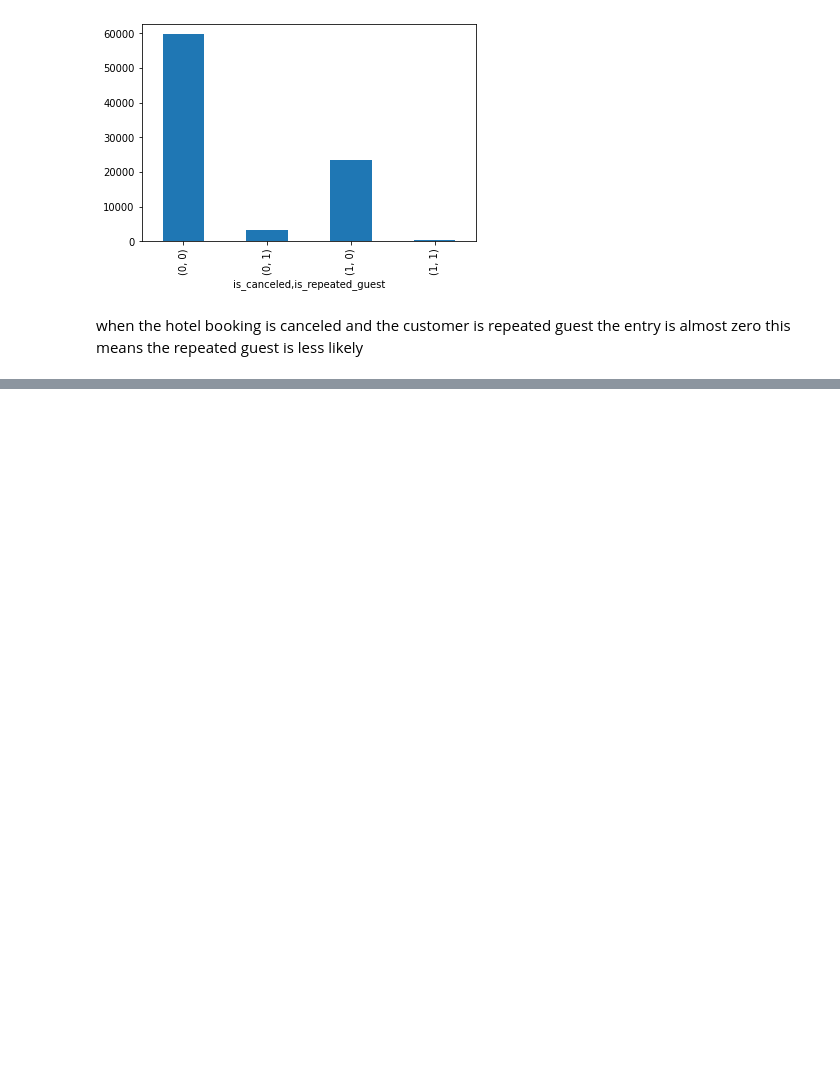
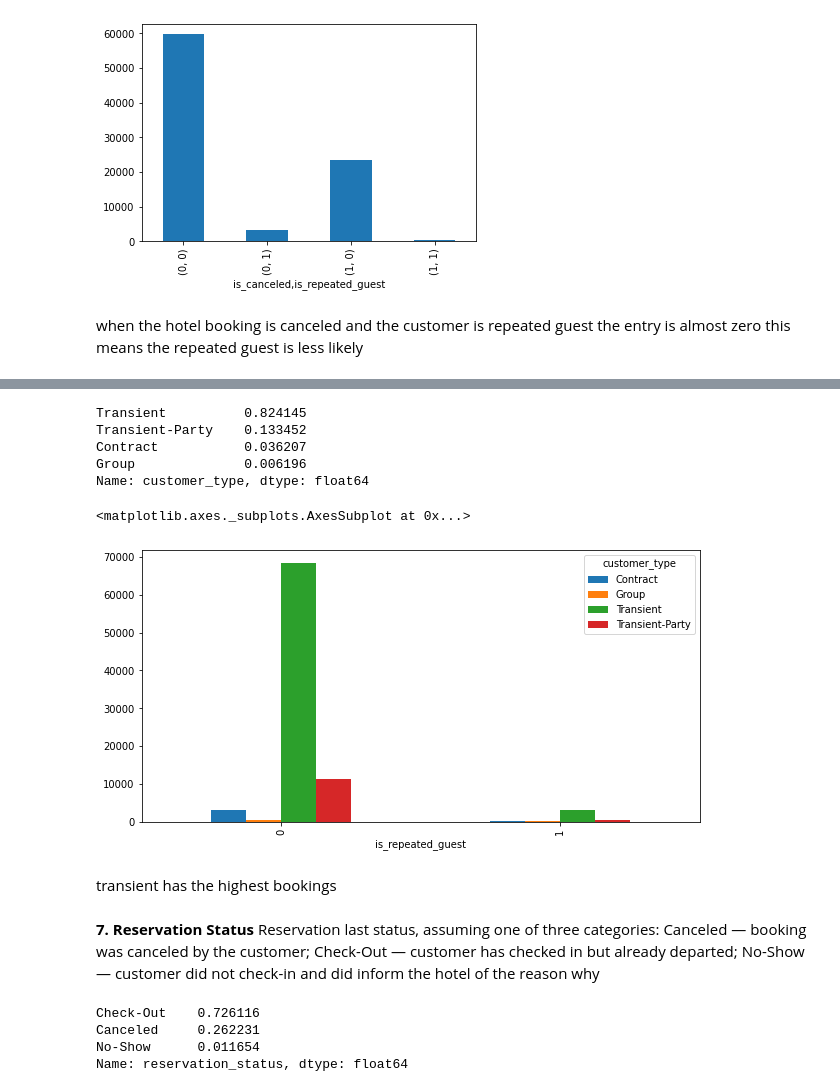
Before and after one commit to apoorvaKR12695/Hotel-booking-analysis, a Jupyter notebook: Hotel_Booking_Analysis_Apoorva_KR.ipynb, the cells around one changed output, grey strips where cells are left out. Drawn from its saved outputs; the diff is of its cells as text; code cells hidden in the pictures; blank space fills up the shorter version.

```diff
--- a/Hotel_Booking_Analysis_Apoorva_KR.ipynb
+++ b/Hotel_Booking_Analysis_Apoorva_KR.ipynb
@@ -535,0 +599,30 @@ when the hotel booking is canceled and the customer is repeated guest the entry
+# %%
+df.customer_type.value_counts(normalize=True)
+# %% [output]
+Transient          0.824145
+Transient-Party    0.133452
+Contract           0.036207
+Group              0.006196
+Name: customer_type, dtype: float64
+# %%
+df1 = df.groupby(['is_repeated_guest','customer_type']).size()
+df1 = df1.unstack()
+df1.plot(kind = 'bar',figsize = (10,5))# box plot between   is_repeated_guest and customer_type
+# %% [output]
+<matplotlib.axes._subplots.AxesSubplot at 0x...>
+[figure, added]
+# %% [markdown]
+transient has the highest bookings
+# %% [markdown]
+**7. Reservation Status**
+Reservation last status, assuming one of three categories:
+Canceled — booking was canceled by the customer;
+Check-Out — customer has checked in but already departed;
+No-Show — customer did not check-in and did inform the hotel of the reason why
+# %%
+df.reservation_status.value_counts(normalize=True)
+# %% [output]
+Check-Out    0.726116
+Canceled     0.262231
+No-Show      0.011654
+Name: reservation_status, dtype: float64
```
Also changed, not shown: parts of 14 cells of this notebook.
